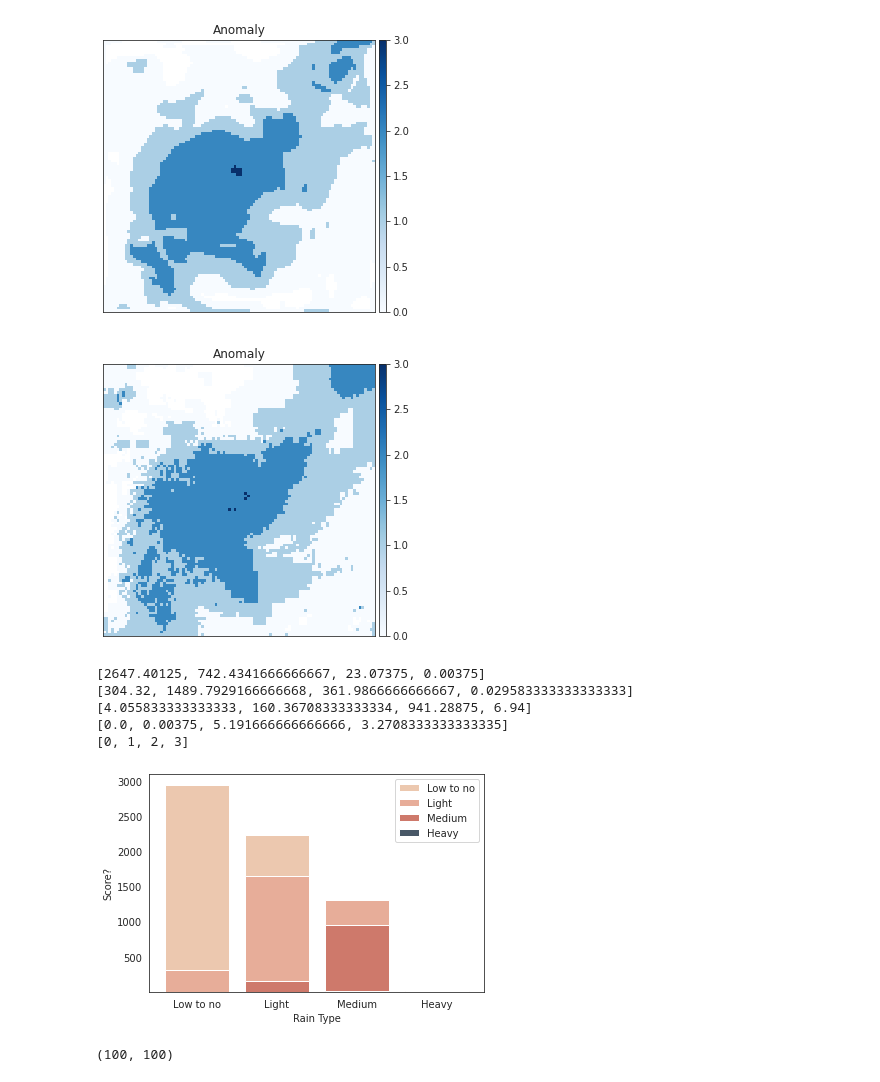
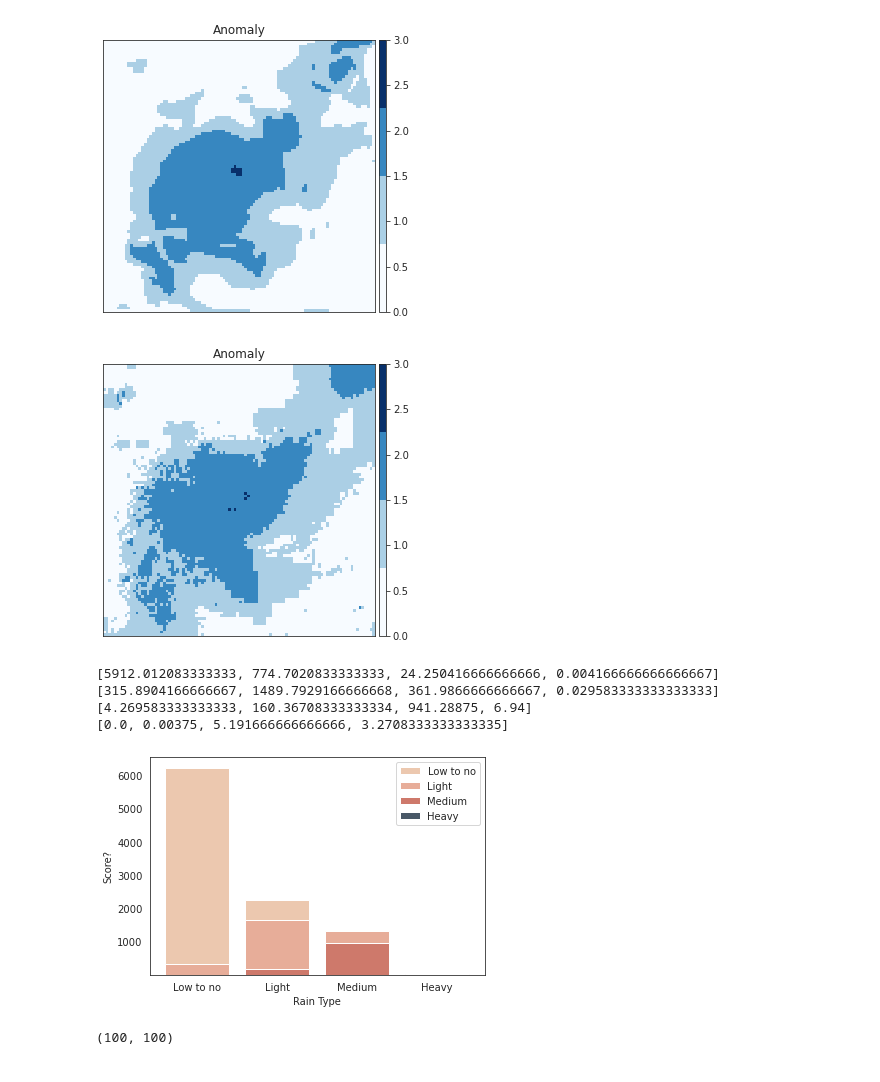
Before and after one commit to vosps/tropical_cyclone, a Jupyter notebook: cgan/eval.ipynb, the cells around one changed output. Cells and saved outputs as stored; diff of their text form; code cells hidden in the pictures.

```diff
--- a/cgan/eval.ipynb
+++ b/cgan/eval.ipynb
@@ -41,9 +42,14 @@ plt.savefig('figs/loss_log.png',bbox_inches='tight')
 mode = 'validation'
 
 # load datasets
-real = np.load('/user/home/al18709/work/cgan_predictions/%s_real.npy' % mode)[0][:,:,:,0]
-pred = np.load('/user/home/al18709/work/cgan_predictions/%s_pred.npy' % mode)[0][:,:,:,0]
-inputs = np.load('/user/home/al18709/work/cgan_predictions/%s_input.npy' % mode)[0][:,:,:,0]
+real = np.load('/user/home/al18709/work/cgan_predictions/%s_real-opt.npy' % mode)[0][:,:,:,0]
+pred = np.load('/user/home/al18709/work/cgan_predictions/%s_pred-opt.npy' % mode)[0][:,:,:,0]
+inputs = np.load('/user/home/al18709/work/cgan_predictions/%s_input-opt.npy' % mode)[0][:,:,:,0]
+
+
+# real_train = np.load('/user/home/al18709/work/cgan_predictions/train_real.npy')[0][:,:,:,0]
+# pred_train = np.load('/user/home/al18709/work/cgan_predictions/train_pred.npy')[0][:,:,:,0]
+# inputs_train = np.load('/user/home/al18709/work/cgan_predictions/train_input.npy')[0][:,:,:,0]
 
 plot_predictions(real,pred,inputs,plot='show')
 # %% [output]
@@ -69,16 +75,18 @@ n_images,_,_ = pred.shape
 tc = np.zeros((n_images,10,10))
 anomalies = np.zeros((n_images,10,10))
 all_rmse = np.zeros((n_images))
+
 for i in range(n_images):
 # for i in [0]:
 	tc[i,:,:] = regridder(pred[i,:,:])
 	rmse = np.sqrt(np.nanmean(((inputs[i,:,:]- tc[i,:,:]) ** 2)))
-	anomaly = inputs[i,:,:] - tc[i,:,:]
+	anomaly = tc[i,:,:] - inputs[i,:,:]
 	anomalies[i] = anomaly
 	all_rmse[i] = rmse
 
 print(anomalies.shape)
 anomalies_mean = np.nanmean(anomalies,axis=0)
-print(anomalies_mean.shape)
-plot_anomaly(anomalies_mean,plot='show',cmap='RdBu')
+anomalies_percent = anomalies_mean / np.nanmean(tc,axis=0)
+print(anomalies_percent.shape)
+plot_anomaly(anomalies_percent,vmin=-5,vmax=5,plot='show',cmap='RdBu')
 # %% [output]
@@ -112,12 +202,16 @@ print(np.nanmean(crps))
 # %%
 # image segmentation
+
+cmap = cm.get_cmap('Blues',4)
+
+
 im = pred[-1,:,:]
 im = segment_image(im)
-plot_anomaly(im,'Blues',plot='plot',vmin=0,vmax=3)
+plot_anomaly(im,cmap,plot='plot',vmin=0,vmax=3)
 
 im = real[-1,:,:]
 im = segment_image(im)
-plot_anomaly(im,'Blues',plot='plot',vmin=0,vmax=3)
+plot_anomaly(im,cmap,plot='plot',vmin=0,vmax=3)
 
 
 anomalies = np.zeros((n_images,100,100))
@@ -176,39 +270,38 @@ rain = ['Low to no','Light','Medium','Heavy']
 low = [correct_0.mean(),no_1.mean(),no_2.mean(),no_3.mean()]
 light = [light_0.mean(),correct_1.mean(),light_2.mean(),light_3.mean()]
 medium = [medium_0.mean(),medium_1.mean(),correct_2.mean(),medium_3.mean()]
 heavy = [heavy_0.mean(),heavy_1.mean(),heavy_2.mean(),correct_3.mean()]
 
 
 print(low)
 print(light)
 print(medium)
 print(heavy)
-print(ind)
+
 
 plt.bar(rain, low, width=0.8, label='Low to no',color='#ecc8af', bottom=light)
 plt.bar(rain, light, width=0.8, label='Light', color = '#e7ad99', bottom=medium)
 plt.bar(rain, medium, width=0.8, label='Medium',color = '#ce796b', bottom=heavy)
 plt.bar(rain, heavy, width=0.8, color = '#495867',label='Heavy')
 
 plt.xlabel("Rain Type")
 plt.ylabel("Score?")
 plt.legend(rain)
 # plt.bar(ind, bronzes, width=0.8, label='bronzes', color='#CD853F')
 plt.show()
 # plot_anomaly(low_to_no_pred,plot='show',vmin = -3,vmax=3,cmap='RdBu')
 
 anomalies_mean = np.nanmean(anomalies,axis=0)
 print(anomalies_mean.shape)
 
 # plot_anomaly(anomaly,plot='show',vmin = -3,vmax=3,cmap='RdBu')
 # plot_anomaly(anomalies_mean,plot='show',cmap='RdBu')
 # %% [output]
-[figure, old version]
+[figure, new version]
-[figure, old version]
+[figure, new version]
-[2647.40125, 742.4341666666667, 23.07375, 0.00375]
-[304.32, 1489.7929166666668, 361.9866666666667, 0.029583333333333333]
-[4.055833333333333, 160.36708333333334, 941.28875, 6.94]
+[5912.012083333333, 774.7020833333333, 24.250416666666666, 0.004166666666666667]
+[315.8904166666667, 1489.7929166666668, 361.9866666666667, 0.029583333333333333]
+[4.269583333333333, 160.36708333333334, 941.28875, 6.94]
 [0.0, 0.00375, 5.191666666666666, 3.2708333333333335]
-[0, 1, 2, 3]
-[figure, old version]
+[figure, new version]
 (100, 100)
```
Also changed, not shown: parts of 11 cells of this notebook, 9 other files.
